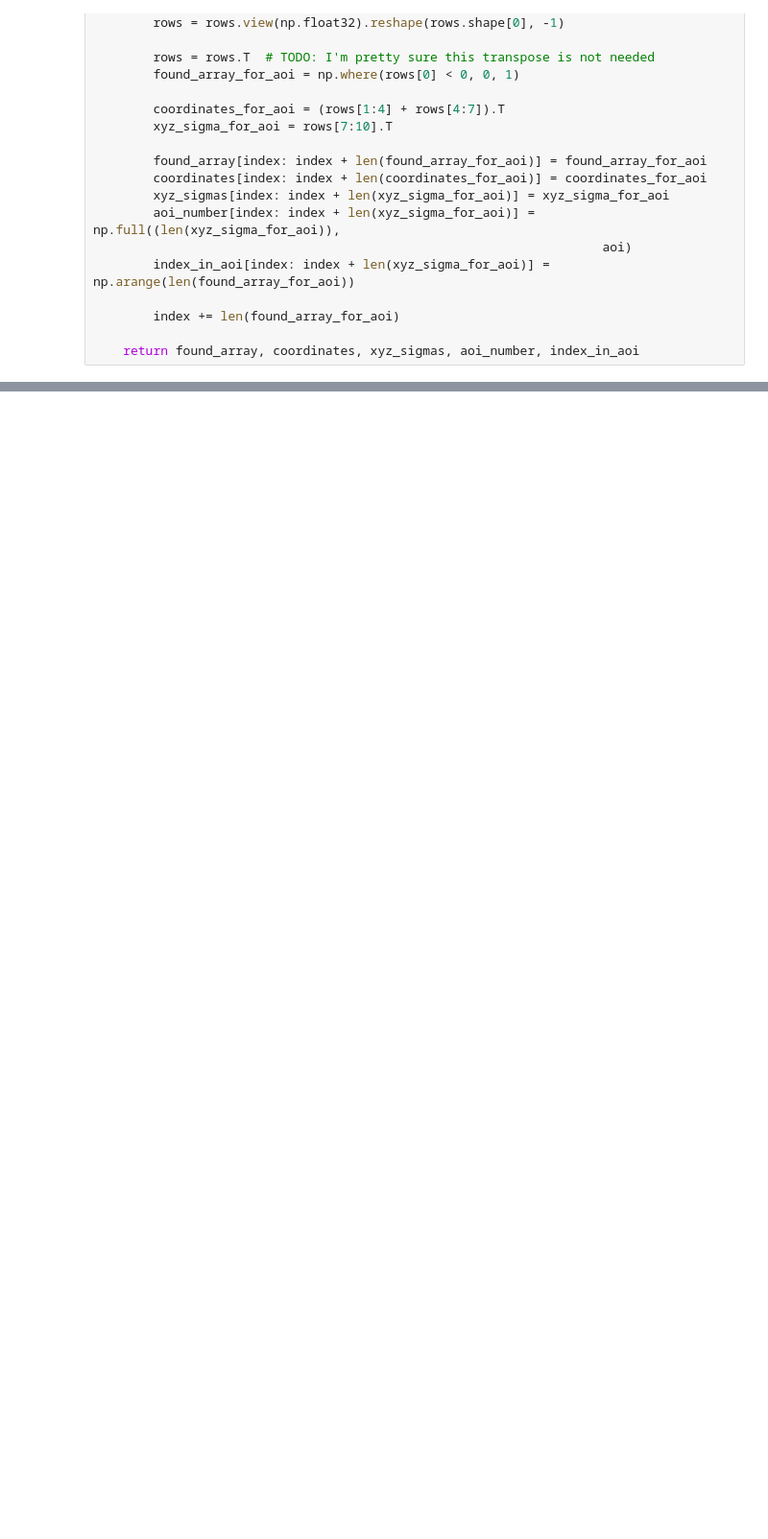
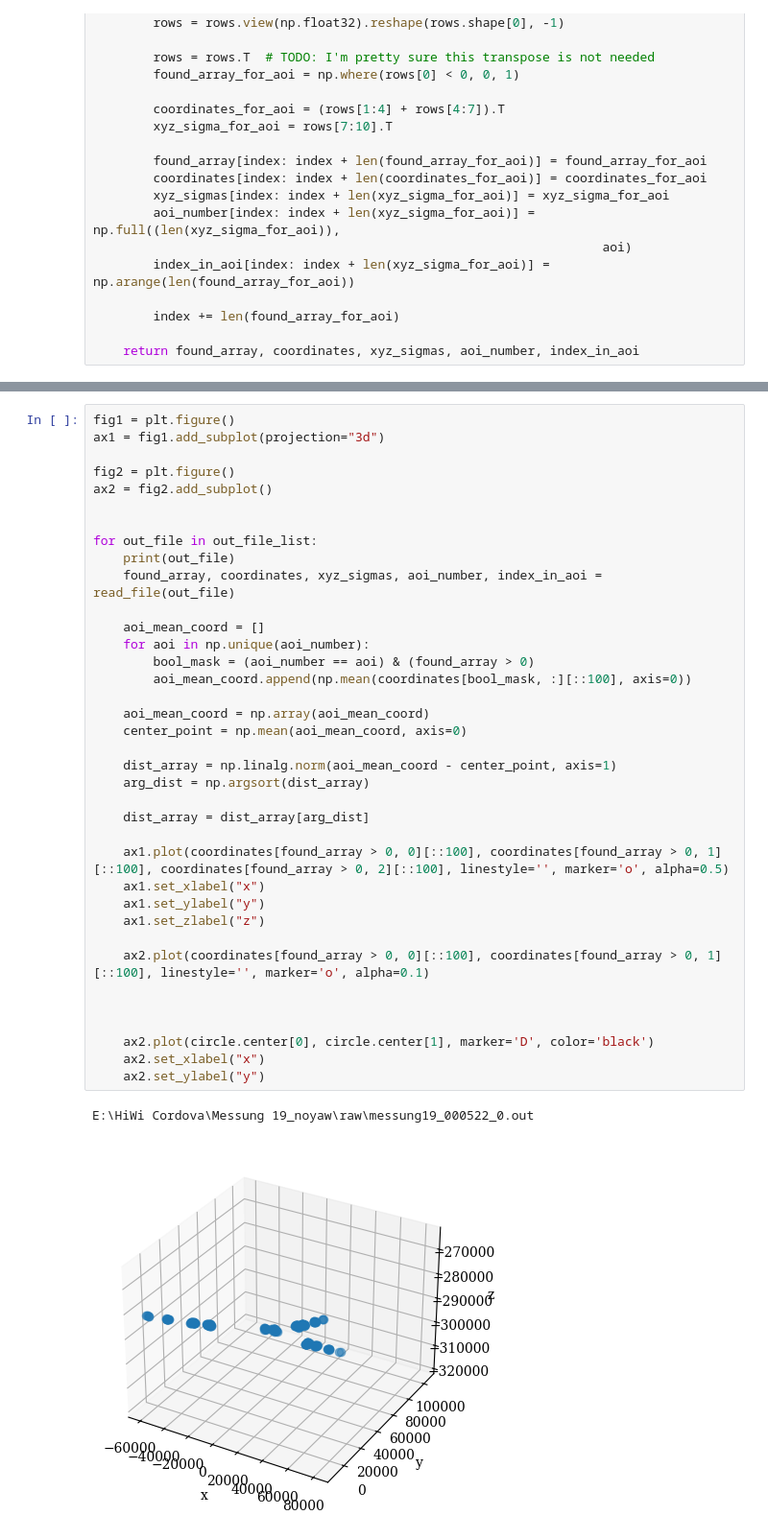
Before and after one commit to JARC99/tfd-wea-dic, a Jupyter notebook: sandbox.ipynb, the cells around one changed output, grey strips where cells are left out. Shown at 96% size. Cells and saved outputs as stored; diff of their text form; blank space fills up the shorter version.

```diff
--- a/sandbox.ipynb
+++ b/sandbox.ipynb
@@ -157,0 +189,40 @@ circle_dir_array = np.array(circle_dir_list)
+# %%
+fig1 = plt.figure()
+ax1 = fig1.add_subplot(projection="3d")
+
+fig2 = plt.figure()
+ax2 = fig2.add_subplot()
+
+
+for out_file in out_file_list:
+    print(out_file)
+    found_array, coordinates, xyz_sigmas, aoi_number, index_in_aoi = read_file(out_file)
+
+    aoi_mean_coord = []
+    for aoi in np.unique(aoi_number):
+        bool_mask = (aoi_number == aoi) & (found_array > 0)
+        aoi_mean_coord.append(np.mean(coordinates[bool_mask, :][::100], axis=0))
+
+    aoi_mean_coord = np.array(aoi_mean_coord)
+    center_point = np.mean(aoi_mean_coord, axis=0)
+
+    dist_array = np.linalg.norm(aoi_mean_coord - center_point, axis=1)
+    arg_dist = np.argsort(dist_array)
+
+    dist_array = dist_array[arg_dist]
+
+    ax1.plot(coordinates[found_array > 0, 0][::100], coordinates[found_array > 0, 1][::100], coordinates[found_array > 0, 2][::100], linestyle='', marker='o', alpha=0.5)
+    ax1.set_xlabel("x")
+    ax1.set_ylabel("y")
+    ax1.set_zlabel("z")
+
+    ax2.plot(coordinates[found_array > 0, 0][::100], coordinates[found_array > 0, 1][::100], linestyle='', marker='o', alpha=0.1)
+
+
+
+    ax2.plot(circle.center[0], circle.center[1], marker='D', color='black')
+    ax2.set_xlabel("x")
+    ax2.set_ylabel("y")
+# %% [output]
+E:\HiWi Cordova\Messung 19_noyaw\raw\messung19_000522_0.out
+[figure, added]
```
Also changed, not shown: parts of 5 cells of this notebook, 1 other file.
